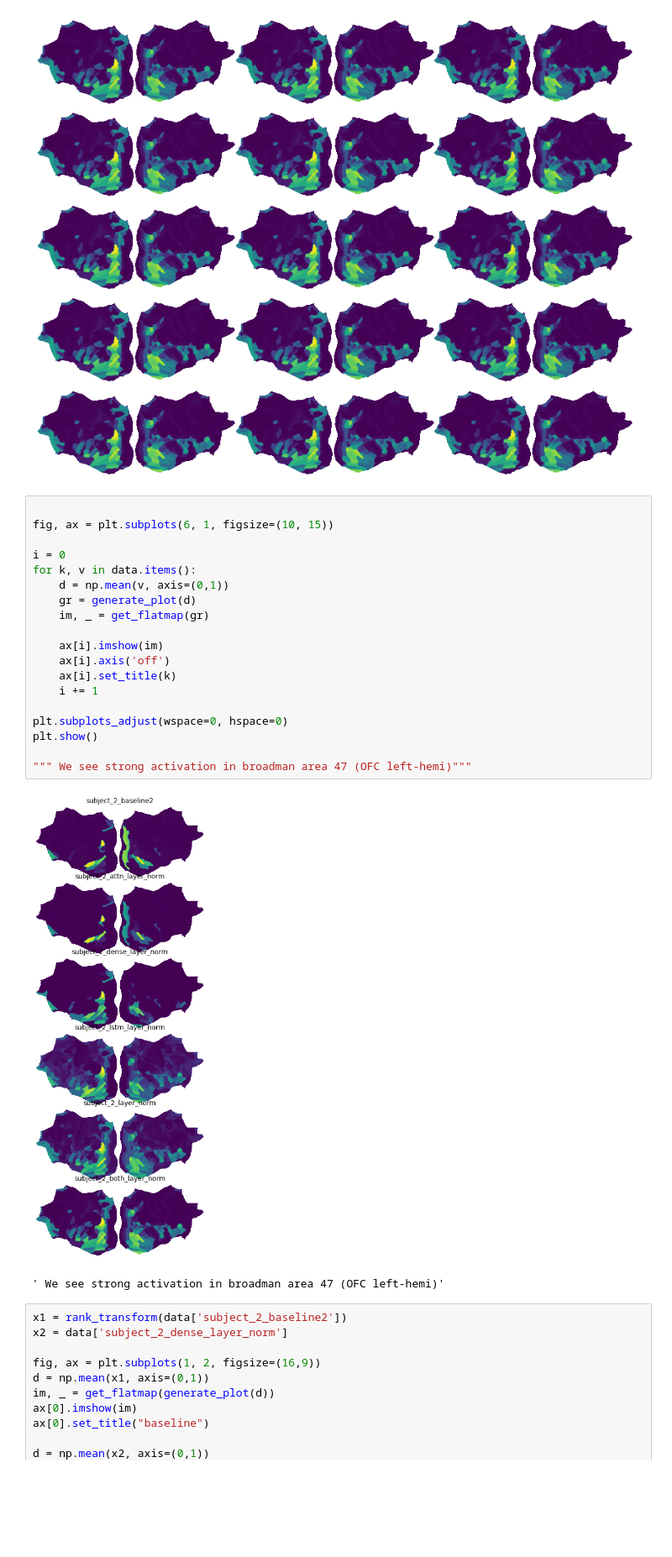
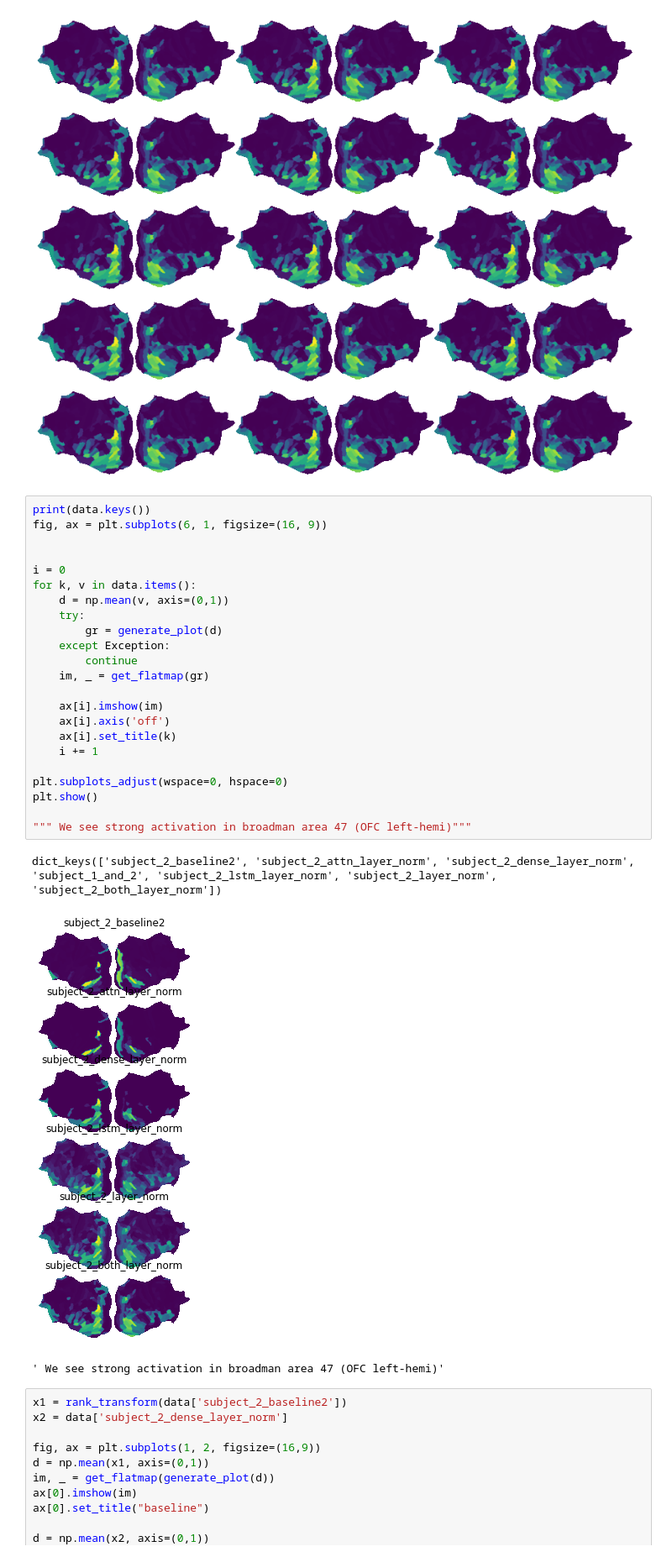
Before and after one commit to seang123/Masters-Thesis2, a Jupyter notebook: notebooks/attn_maps.ipynb, the cells around one changed output. Shown at 84% size. Saved outputs shown, nothing was run; the diff lists cells and outputs as text; blank space fills up the shorter version.

```diff
--- a/notebooks/attn_maps.ipynb
+++ b/notebooks/attn_maps.ipynb
@@ -251,27 +252,32 @@ plt.show()
 # %% [output]
 [figure]
 # %%
+print(data.keys())
+fig, ax = plt.subplots(6, 1, figsize=(16, 9))
 
-fig, ax = plt.subplots(6, 1, figsize=(10, 15))
 
 i = 0
 for k, v in data.items():
     d = np.mean(v, axis=(0,1))
-    gr = generate_plot(d)
+    try:
+        gr = generate_plot(d)
+    except Exception:
+        continue
     im, _ = get_flatmap(gr)
 
     ax[i].imshow(im)
     ax[i].axis('off')
     ax[i].set_title(k)
     i += 1
 
 plt.subplots_adjust(wspace=0, hspace=0)
 plt.show()
 
 """ We see strong activation in broadman area 47 (OFC left-hemi)"""
 # %% [output]
+dict_keys(['subject_2_baseline2', 'subject_2_attn_layer_norm', 'subject_2_dense_layer_norm', 'subject_1_and_2', 'subject_2_lstm_layer_norm', 'subject_2_layer_norm', 'subject_2_both_layer_norm'])
-[figure, old version]
+[figure, new version]
-' We see strong activation in broadman area 47 (OFC left-hemi)'
+' We see strong activation in broadman area 47 (OFC left-hemi)'
 # %%
 x1 = rank_transform(data['subject_2_baseline2'])
 x2 = data['subject_2_dense_layer_norm']
```
Also changed, not shown: parts of 11 cells of this notebook, 22 other files.
